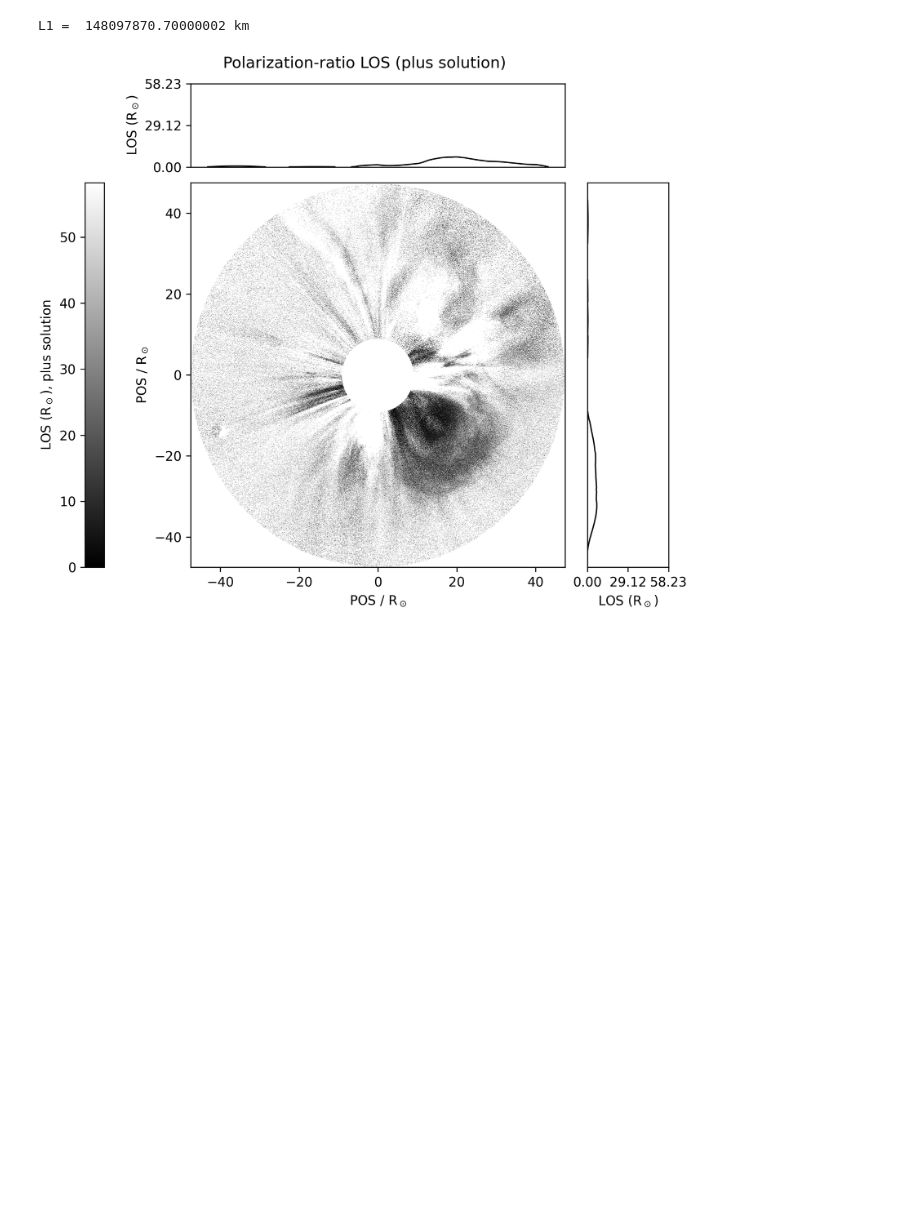
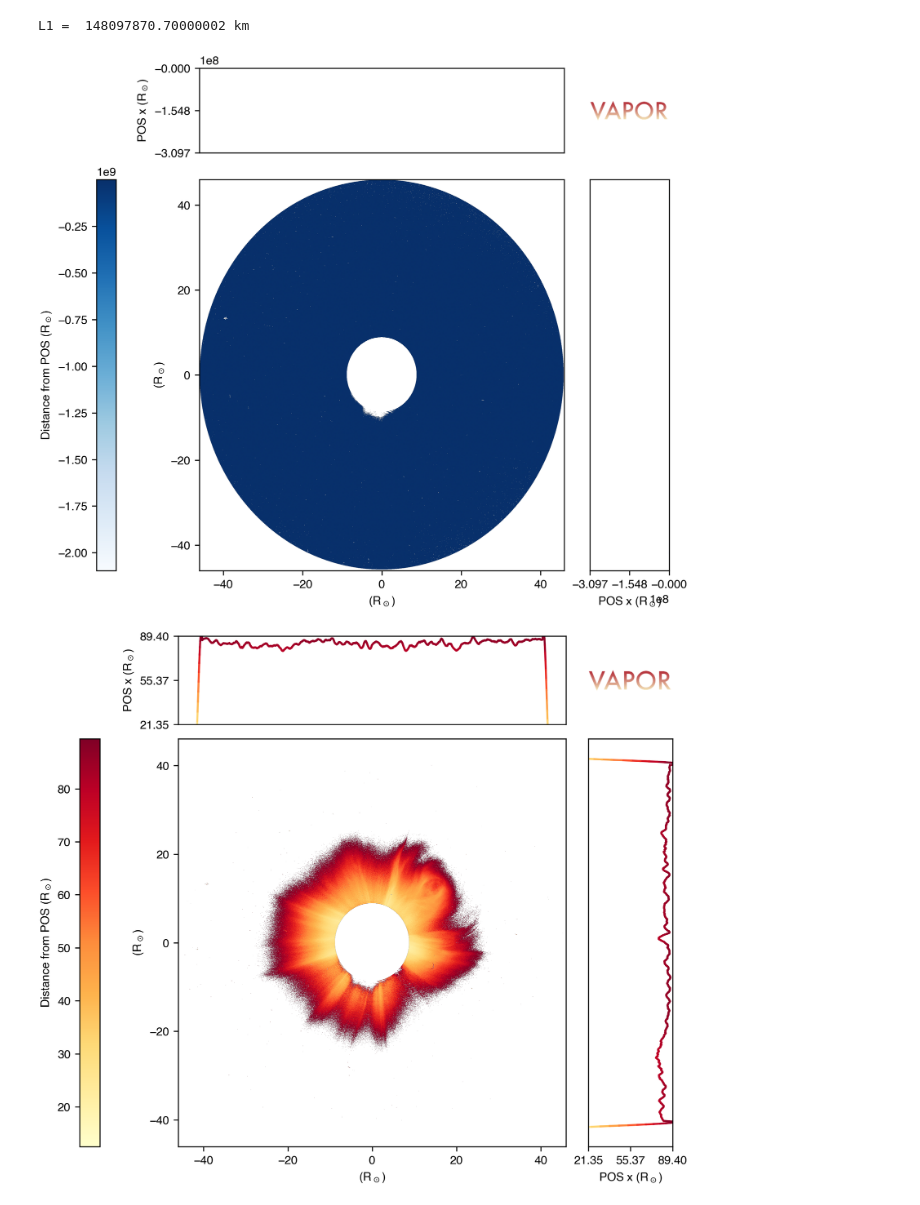
Before and after one commit to punch-mission/vapor, a Jupyter notebook: doc_01_overview.ipynb, the cells around one changed output. Drawn from its saved outputs; the diff is of its cells as text; code cells hidden in the pictures; blank space fills up the shorter version.

Commit message:
"updated images and plotting"

```diff
--- a/doc_01_overview.ipynb
+++ b/doc_01_overview.ipynb
@@ -78,8 +78,22 @@ r_plus, r_minus, l_plus, l_minus, tau_plus, tau_minus, x_plus, x_minus = cor.rad
 # %%
 # create a positive solution plot
-plo.create_triple_stereo_plot(tb_data, pB_data, distance_map, dist_in_km, solution = "plus")
+plo.create_triple_stereo_plot(fits_file_list,
+                             image_name="TRIPLE_plot_minus.png",
+                             solution="minus",
+                             color_map="Blues",
+                             quantity ="pos",)
+
+plo.create_triple_stereo_plot(fits_file_list,
+                             image_name="TRIPLE_plot_plus.png",
+                             solution="plus",
+                             quantity ="pos",)
+
 
 # display the plot
-display(Image(filename="triple_plot_plus.png"))
+display(
+    Image("TRIPLE_plot_minus.png"),
+    Image("TRIPLE_plot_plus.png")
+)
 # %% [output]
-[figure, old version]
+[figure, new version]
+[figure, added]
```
Also changed, not shown: parts of 4 cells of this notebook, 7 other files.
